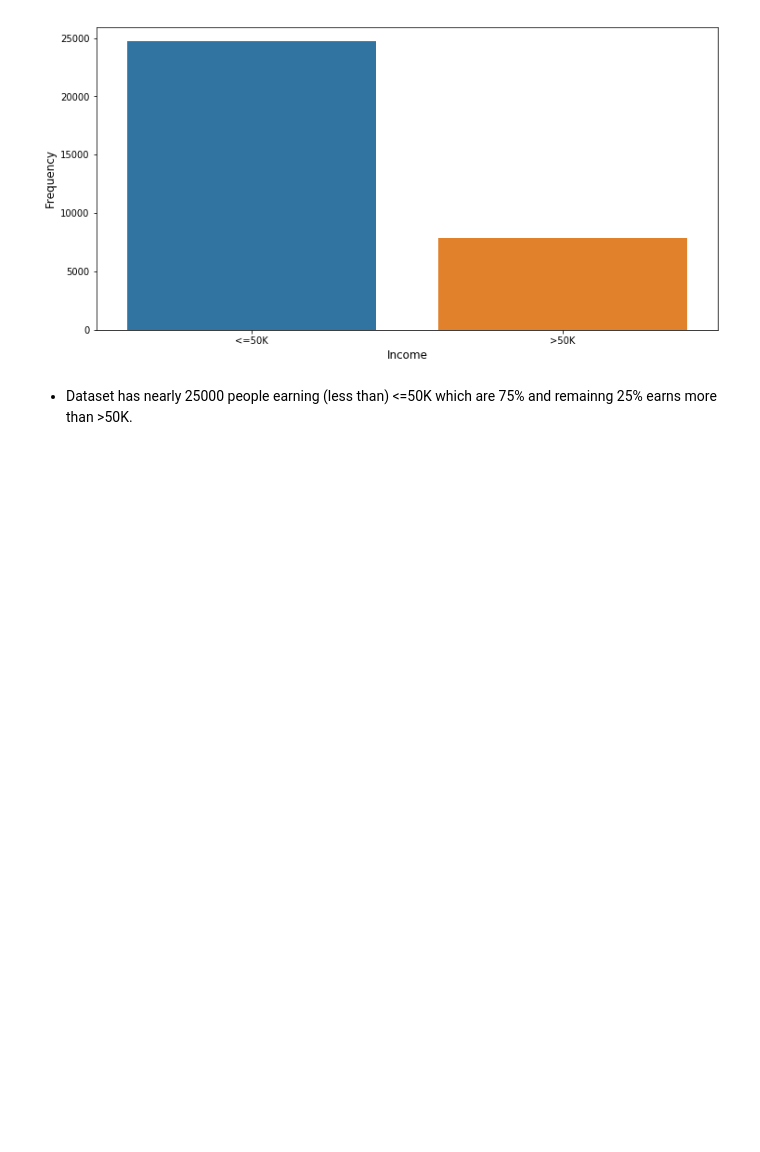
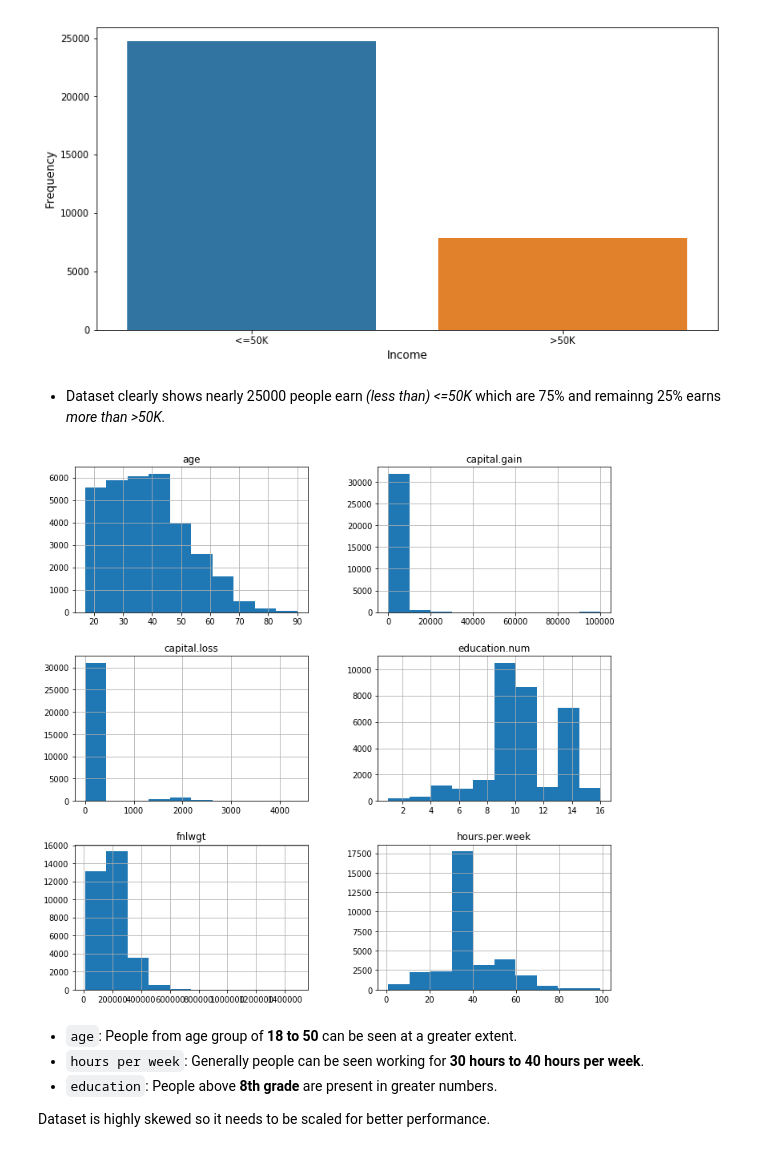
Before and after one commit to katreparitosh/Income-Predictor-Model, a Jupyter notebook: adultcensus1.ipynb, the cells around one changed output. Cells and saved outputs as stored; diff of their text form; code cells hidden in the pictures; blank space fills up the shorter version.

```diff
--- a/adultcensus1.ipynb
+++ b/adultcensus1.ipynb
@@ -168,4 +168,14 @@ plt.ylabel("Frequency",fontsize = 12);
 # %% [output]
 [figure]
 # %% [markdown]
-- Dataset has nearly 25000 people earning (less than) <=50K which are 75% and remainng 25% earns more than >50K.
+- Dataset clearly shows nearly 25000 people earn *(less than) <=50K* which are 75% and remainng 25% earns *more than >50K.*
+# %%
+adult_df[list(num_col.index)].hist(figsize = (12,12));
+# %% [output]
+[figure, added]
+# %% [markdown]
+- `age`: People from age group of **18 to 50** can be seen at a greater extent.
+- `hours per week`: Generally people can be seen working for **30 hours to 40 hours per week**.
+- `education`: People above **8th grade** are present in greater numbers.
+
+Dataset is highly skewed so it needs to be scaled for better performance.
```
